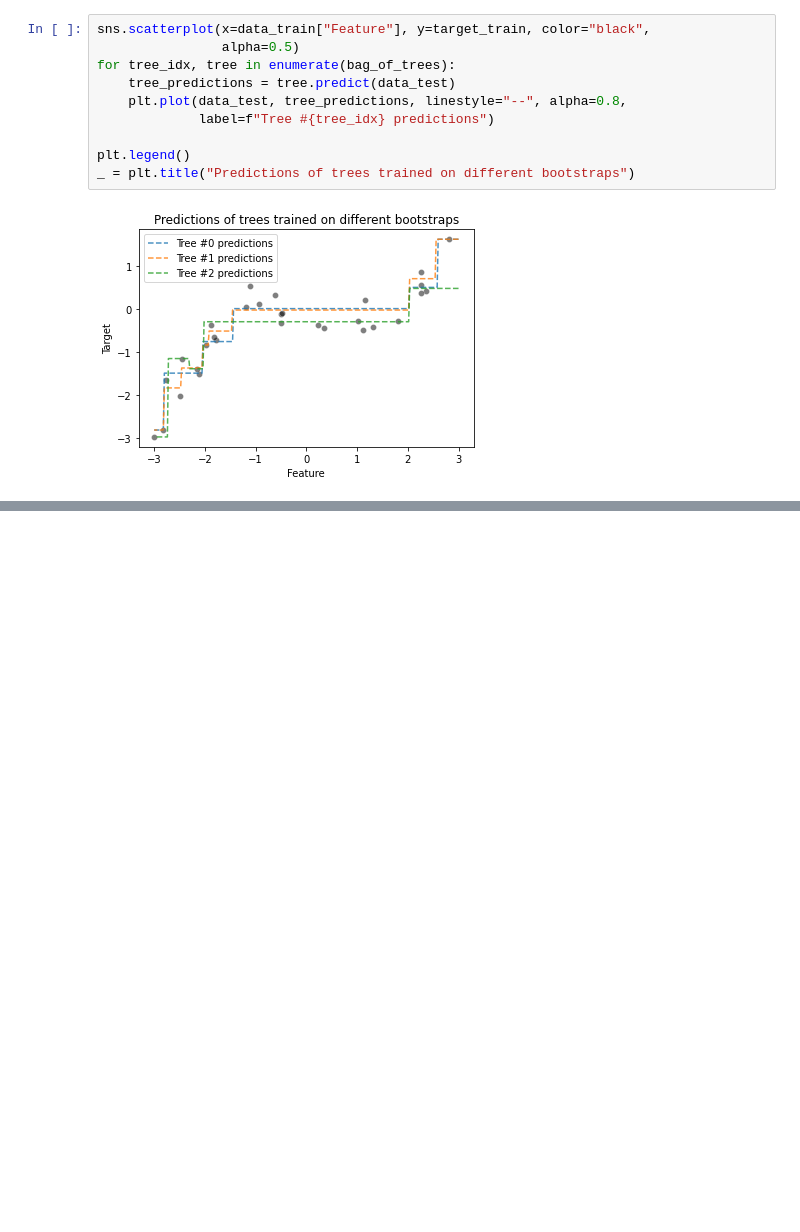
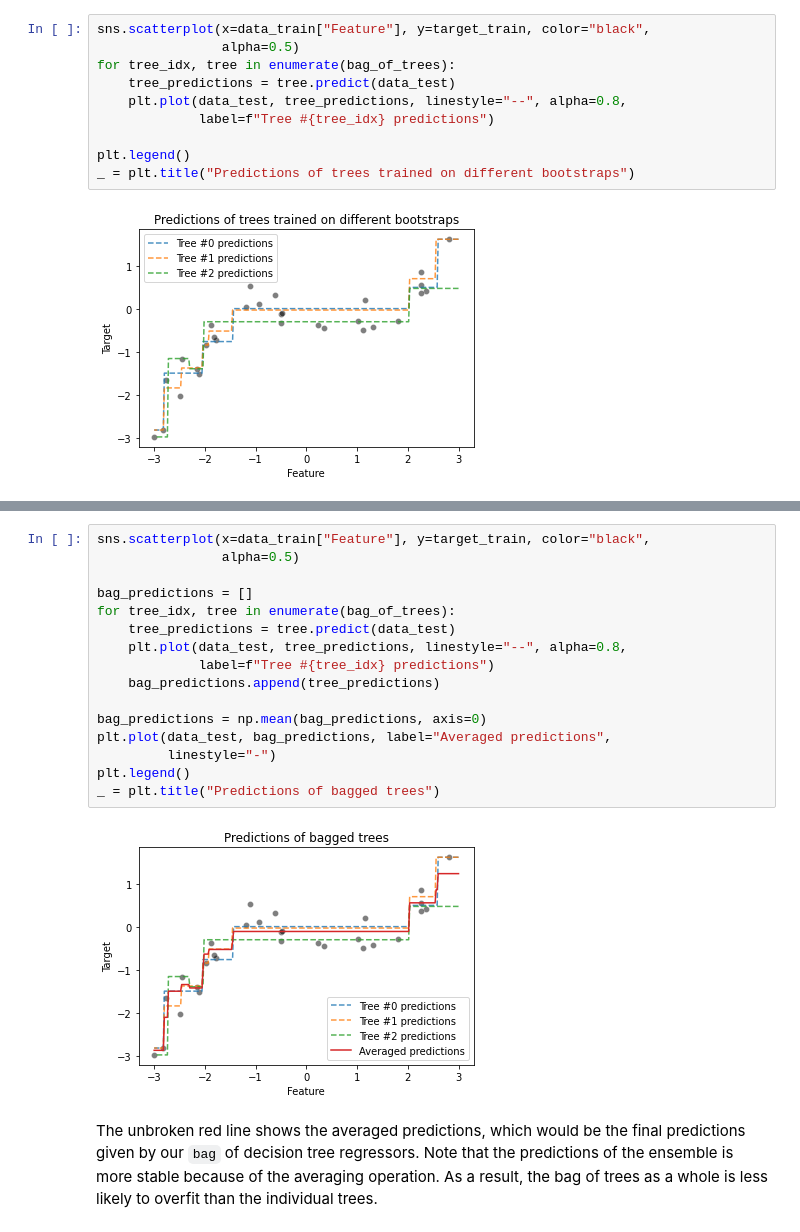
Before and after one commit to skacem/Learning-Machine-Learning, a Jupyter notebook: Scikit-learn/602_bagging.ipynb, the cells around one changed output, grey strips where cells are left out. Drawn from its saved outputs; the diff is of its cells as text; blank space fills up the shorter version.

Commit message:
add ensemble aggregation

```diff
--- a/Scikit-learn/602_bagging.ipynb
+++ b/Scikit-learn/602_bagging.ipynb
@@ -143,0 +150,20 @@ _ = plt.title("Predictions of trees trained on different bootstraps")
+# %%
+sns.scatterplot(x=data_train["Feature"], y=target_train, color="black",
+                alpha=0.5)
+
+bag_predictions = []
+for tree_idx, tree in enumerate(bag_of_trees):
+    tree_predictions = tree.predict(data_test)
+    plt.plot(data_test, tree_predictions, linestyle="--", alpha=0.8,
+             label=f"Tree #{tree_idx} predictions")
+    bag_predictions.append(tree_predictions)
+
+bag_predictions = np.mean(bag_predictions, axis=0)
+plt.plot(data_test, bag_predictions, label="Averaged predictions",
+         linestyle="-")
+plt.legend()
+_ = plt.title("Predictions of bagged trees")
+# %% [output]
+[figure, added]
+# %% [markdown]
+The unbroken red line shows the averaged predictions, which would be the final predictions given by our `bag` of decision tree regressors. Note that the predictions of the ensemble is more stable because of the averaging operation. As a result, the bag of trees as a whole is less likely to overfit than the individual trees.
```
Also changed, not shown: parts of 1 cell of this notebook.
